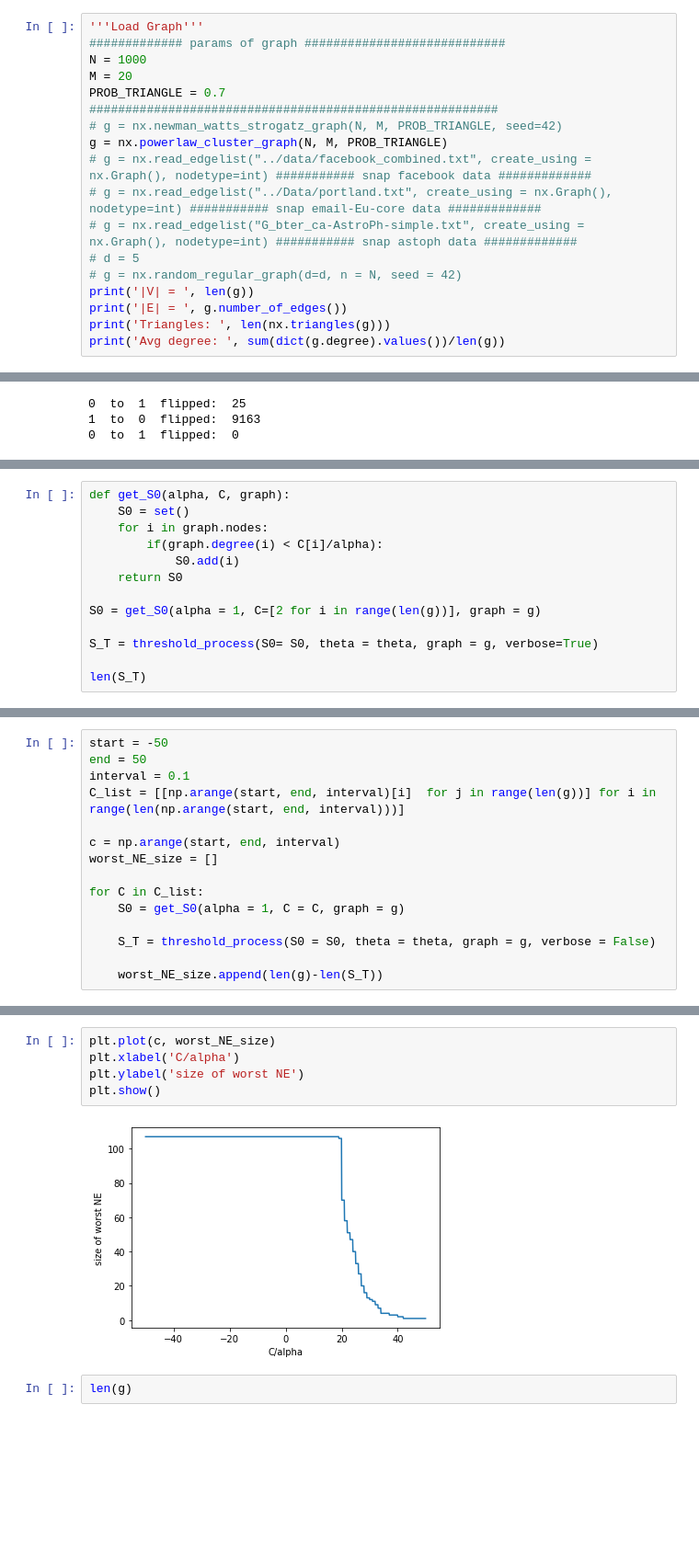
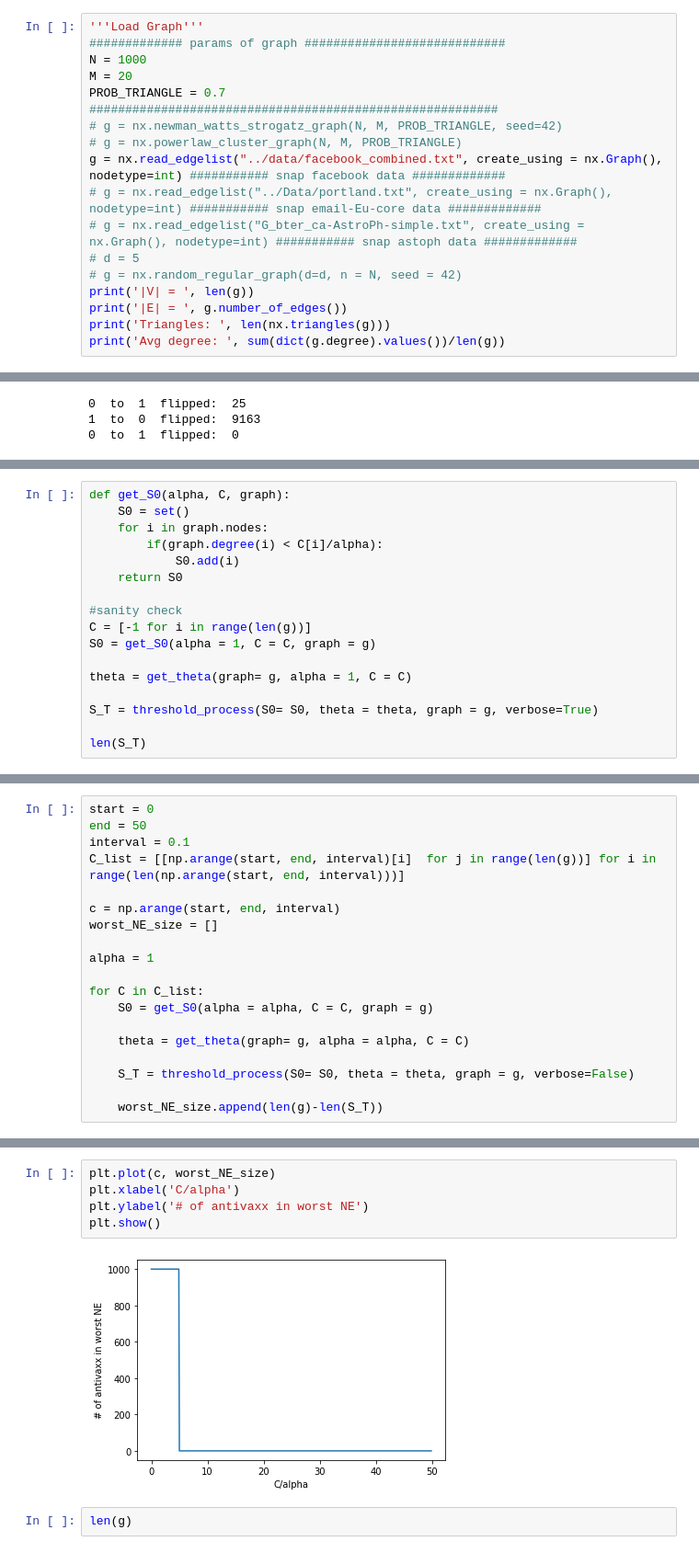
Before and after one commit to ahsantarique/Antivaccine-Sentiment, a Jupyter notebook: Src/Antivaccine_sentiment.ipynb, the cells around one changed output, grey strips where cells are left out. Shown: that part at 92% size. Drawn from its saved outputs; the diff is of its cells as text; blank space fills up the shorter version.

Commit message:
fixed theta error

```diff
--- a/Src/Antivaccine_sentiment.ipynb
+++ b/Src/Antivaccine_sentiment.ipynb
@@ -25,8 +25,8 @@ M = 20
 PROB_TRIANGLE = 0.7
 #########################################################
 # g = nx.newman_watts_strogatz_graph(N, M, PROB_TRIANGLE, seed=42)
-g = nx.powerlaw_cluster_graph(N, M, PROB_TRIANGLE)
-# g = nx.read_edgelist("../data/facebook_combined.txt", create_using = nx.Graph(), nodetype=int) ########### snap facebook data #############
+# g = nx.powerlaw_cluster_graph(N, M, PROB_TRIANGLE)
+g = nx.read_edgelist("../data/facebook_combined.txt", create_using = nx.Graph(), nodetype=int) ########### snap facebook data #############
 # g = nx.read_edgelist("../Data/portland.txt", create_using = nx.Graph(), nodetype=int) ########### snap email-Eu-core data #############
 # g = nx.read_edgelist("G_bter_ca-AstroPh-simple.txt", create_using = nx.Graph(), nodetype=int) ########### snap astoph data #############
 # d = 5
@@ -282,7 +278,11 @@ def get_S0(alpha, C, graph):
             S0.add(i)
     return S0
 
-S0 = get_S0(alpha = 1, C=[2 for i in range(len(g))], graph = g)
+#sanity check
+C = [-1 for i in range(len(g))]
+S0 = get_S0(alpha = 1, C = C, graph = g)
+
+theta = get_theta(graph= g, alpha = 1, C = C)
 
 S_T = threshold_process(S0= S0, theta = theta, graph = g, verbose=True)
 
@@ -300,5 +296,5 @@ S_T =  {3589, 2569, 11, 12, 15, 18, 1558, 1560, 2079, 33, 35, 2596, 37, 550, 106
 # %%
-start = -50
+start = 0
 end = 50
 interval = 0.1
 C_list = [[np.arange(start, end, interval)[i]  for j in range(len(g))] for i in range(len(np.arange(start, end, interval)))]
@@ -306,10 +302,14 @@ C_list = [[np.arange(start, end, interval)[i]  for j in range(len(g))] for i in
 c = np.arange(start, end, interval)
 worst_NE_size = []
 
+alpha = 1
+
 for C in C_list:
-    S0 = get_S0(alpha = 1, C = C, graph = g)
+    S0 = get_S0(alpha = alpha, C = C, graph = g)
 
-    S_T = threshold_process(S0 = S0, theta = theta, graph = g, verbose = False)
+    theta = get_theta(graph= g, alpha = alpha, C = C)
+
+    S_T = threshold_process(S0= S0, theta = theta, graph = g, verbose=False)
 
     worst_NE_size.append(len(g)-len(S_T))
 # %%
@@ -322,10 +322,10 @@ for i in range(len(worst_NE_size)):
 # %%
 plt.plot(c, worst_NE_size)
 plt.xlabel('C/alpha')
-plt.ylabel('size of worst NE')
+plt.ylabel('# of antivaxx in worst NE')
 plt.show()
 # %% [output]
-[figure, old version]
+[figure, new version]
 # %%
 len(g)
 # %% [output]
```
Also changed, not shown: parts of 5 cells of this notebook.
